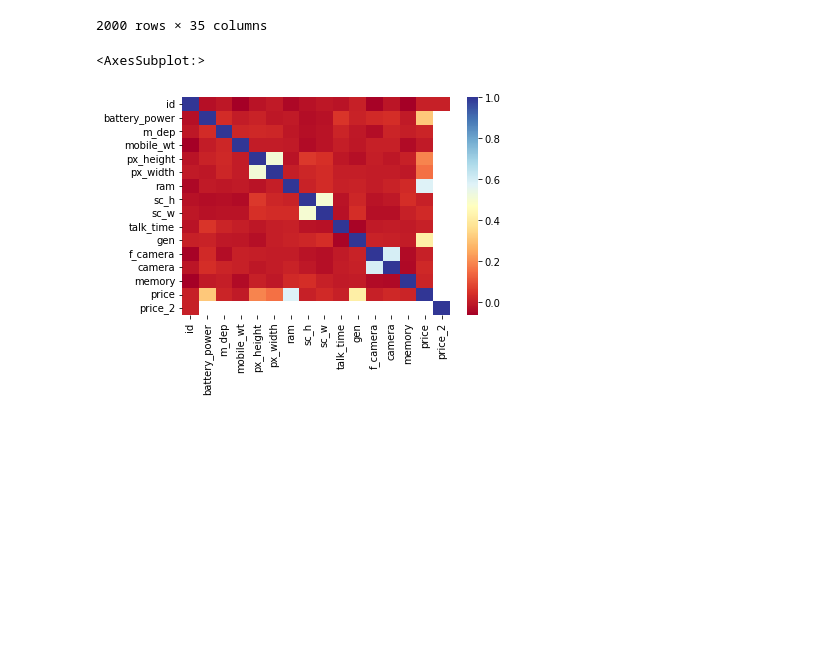
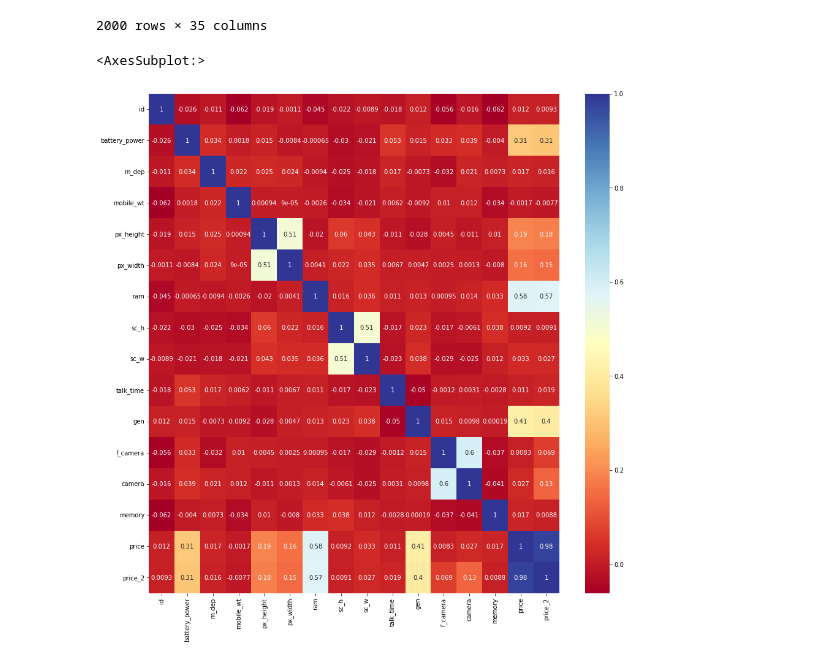
Before and after one commit to yuvalBerghaus/Data_Analysis, a Jupyter notebook: Task3/Task_3.ipynb, the cells around one changed output. Drawn from its saved outputs; the diff is of its cells as text; code cells hidden in the pictures; blank space fills up the shorter version.

```diff
--- a/Task3/Task_3.ipynb
+++ b/Task3/Task_3.ipynb
@@ -270,11 +268,11 @@ plot_data
 2000 rows × 35 columns
 # %%
 # Combine the two dataframes into a single dataframe
-df_combined = pd.concat([df, df_2])
+df_combined = pd.merge(df, df_2, on="id")
 corr = df_combined.corr()
-
+fix, ax = plt.subplots(figsize=(15,15))
 # Create a heatmap of the correlations
-sns.heatmap(corr, cmap='RdYlBu')
+sns.heatmap(corr, cmap='RdYlBu', annot=True)
 # %% [output]
 <AxesSubplot:>
-[figure, old version]
+[figure, new version]
```
Also changed, not shown: parts of 2 cells of this notebook, 1 other file.
